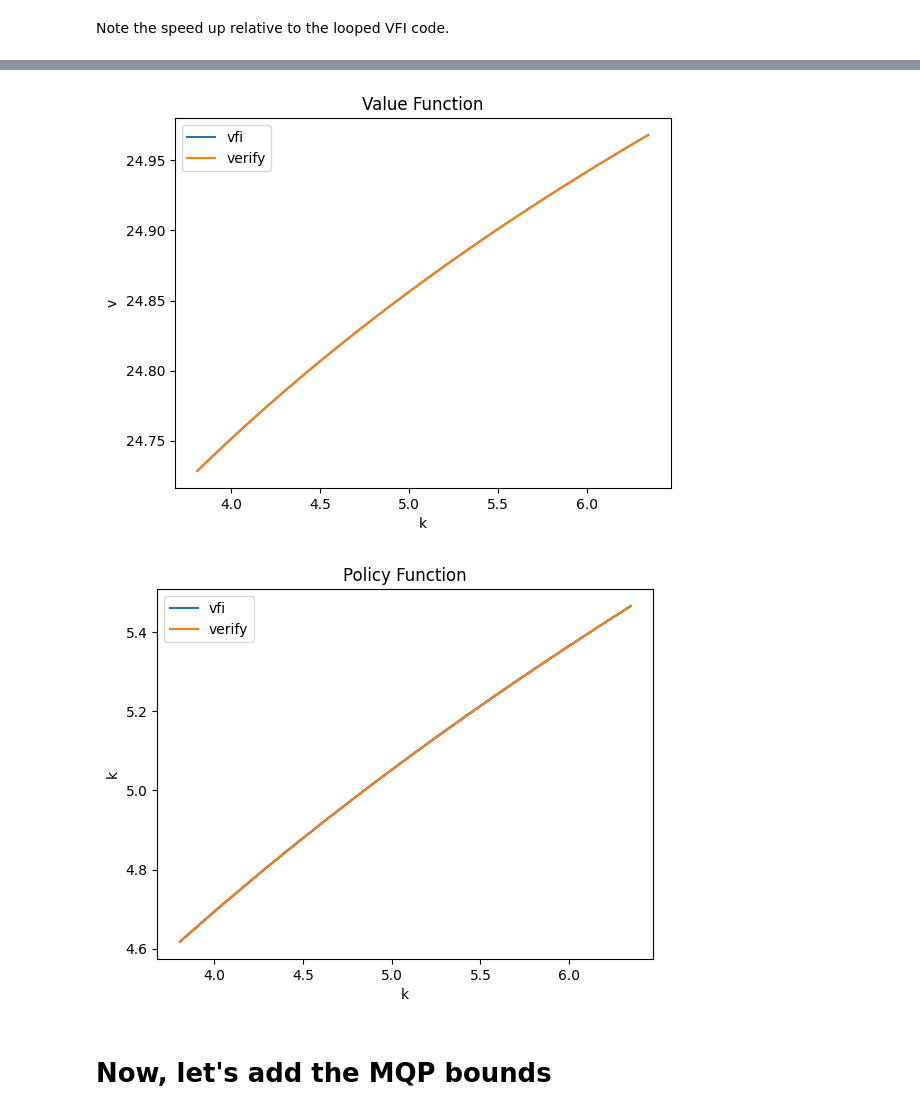
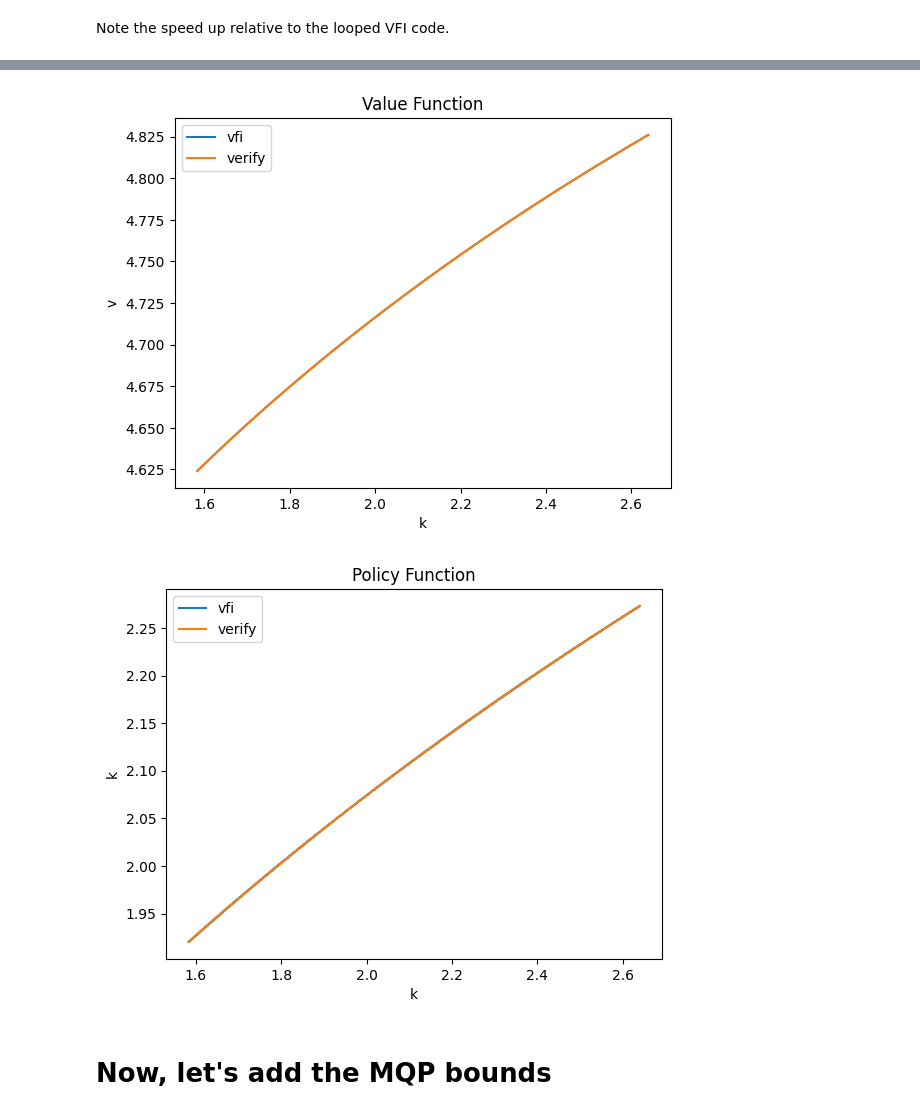
Before and after one commit to sgcbayli024/ECON8185_Homework, a Jupyter notebook: HW1_3_NEW_VERSION.ipynb, the cells around one changed output, grey strips where cells are left out. Drawn from its saved outputs; the diff is of its cells as text; code cells hidden in the pictures.

```diff
--- a/HW1_3_NEW_VERSION.ipynb
+++ b/HW1_3_NEW_VERSION.ipynb
@@ -226,6 +215,6 @@ def Tv_vec(delt, max_iteration, grid_size, A, alph, bet, toler):
 
     return v, policy
 # %%
-v_out, pol_out = Tv_vec(delt=1, max_iteration=1e10, grid_size=1001, A=10, alph=0.33, bet=0.9, toler=1e-6)
+v_out, pol_out = Tv_vec(delt=1, max_iteration=1e10, grid_size=1001, A=10, alph=0.33, bet=0.5, toler=1e-6)
 # %% [output]
 Iterating...
@@ -248,5 +225,5 @@ Execution time: 19.691303253173828 seconds
-[figure, old version]
+[figure, new version]
-[figure, old version]
+[figure, new version]
 # %% [markdown]
 # Now, let's add the MQP bounds
 # %% [markdown]
```
Also changed, not shown: parts of 10 cells of this notebook.
